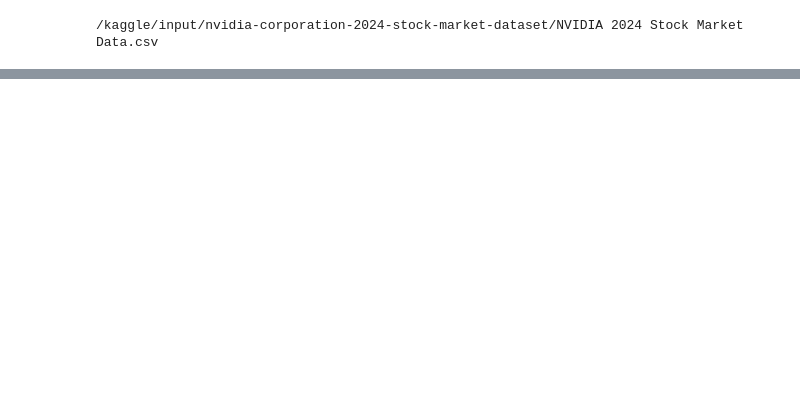
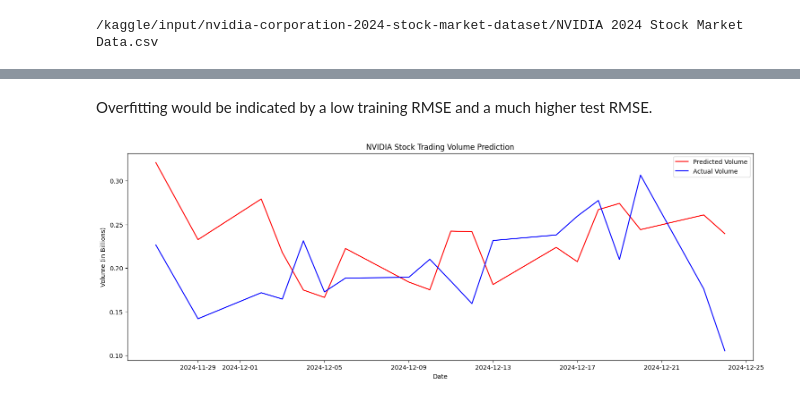
Before and after one commit to nm2fs/Kaggle-, a Jupyter notebook: lstm-time-series-modeling-nvidia-2024-stocks.ipynb, the cells around one changed output, grey strips where cells are left out. Saved outputs shown, nothing was run; the diff lists cells and outputs as text; code cells hidden in the pictures; blank space fills up the shorter version.

```diff
--- a/lstm-time-series-modeling-nvidia-2024-stocks.ipynb
+++ b/lstm-time-series-modeling-nvidia-2024-stocks.ipynb
@@ -20,0 +149,3 @@ for dirname, _, filenames in os.walk('/kaggle/input'):
+# %%
+nvidia_stock['volume_byB'] = nvidia_stock['volume'] / 1e9
+nvidia_stock
@@ -20,0 +223,14 @@ for dirname, _, filenames in os.walk('/kaggle/input'):
+# %%
+def create_dataset(data, time_step=1):
+    X, y = [], []
+    for i in range(len(data) - time_step - 1):
+        X.append(data[i:(i + time_step), 0])
+        y.append(data[i + time_step, 0])
+    return np.array(X), np.array(y)
+
+time_step = 30  # Using the past 30 days to predict the next day
+X_train, y_train = create_dataset(train_scaled, time_step)
+X_test, y_test = create_dataset(test_scaled, time_step)
+
+X_train = X_train.reshape(X_train.shape[0], X_train.shape[1], 1)
+X_test = X_test.reshape(X_test.shape[0], X_test.shape[1], 1)
@@ -20,0 +327,16 @@ for dirname, _, filenames in os.walk('/kaggle/input'):
+# %%
+from sklearn.metrics import mean_squared_error
+
+def calculate_mape(actual, predicted):
+    actual, predicted = np.array(actual), np.array(predicted)
+    return np.mean(np.abs((actual - predicted) / actual)) * 100
+
+# Making predictions on test data
+predicted_volume = model.predict(X_test)
+predicted_volume = scaler.inverse_transform(predicted_volume)
+
+rmse = np.sqrt(mean_squared_error(test['volume_byB'][time_step + 1:], predicted_volume))
+print("Root Mean Square Error (RMSE):", rmse)
+
+mape = calculate_mape(test['volume_byB'][time_step + 1:], predicted_volume)
+print("Mean Absolute Percentage Error (MAPE):", mape)
@@ -20,0 +379,14 @@ for dirname, _, filenames in os.walk('/kaggle/input'):
+# %% [markdown]
+Overfitting would be indicated by a low training RMSE and a much higher test RMSE.
+# %%
+# Plotting the results
+plt.figure(figsize=(18, 6))
+plt.plot(test['date'][time_step + 1:], predicted_volume, color='red', label='Predicted Volume')
+plt.plot(test['date'][time_step + 1:], test['volume_byB'][time_step + 1:], color='blue', label='Actual Volume')
+plt.title('NVIDIA Stock Trading Volume Prediction')
+plt.xlabel('Date')
+plt.ylabel('Volume (in Billions)')
+plt.legend()
+plt.show()
+# %% [output]
+[figure, added]
```
Also changed, not shown: parts of 31 cells of this notebook.
